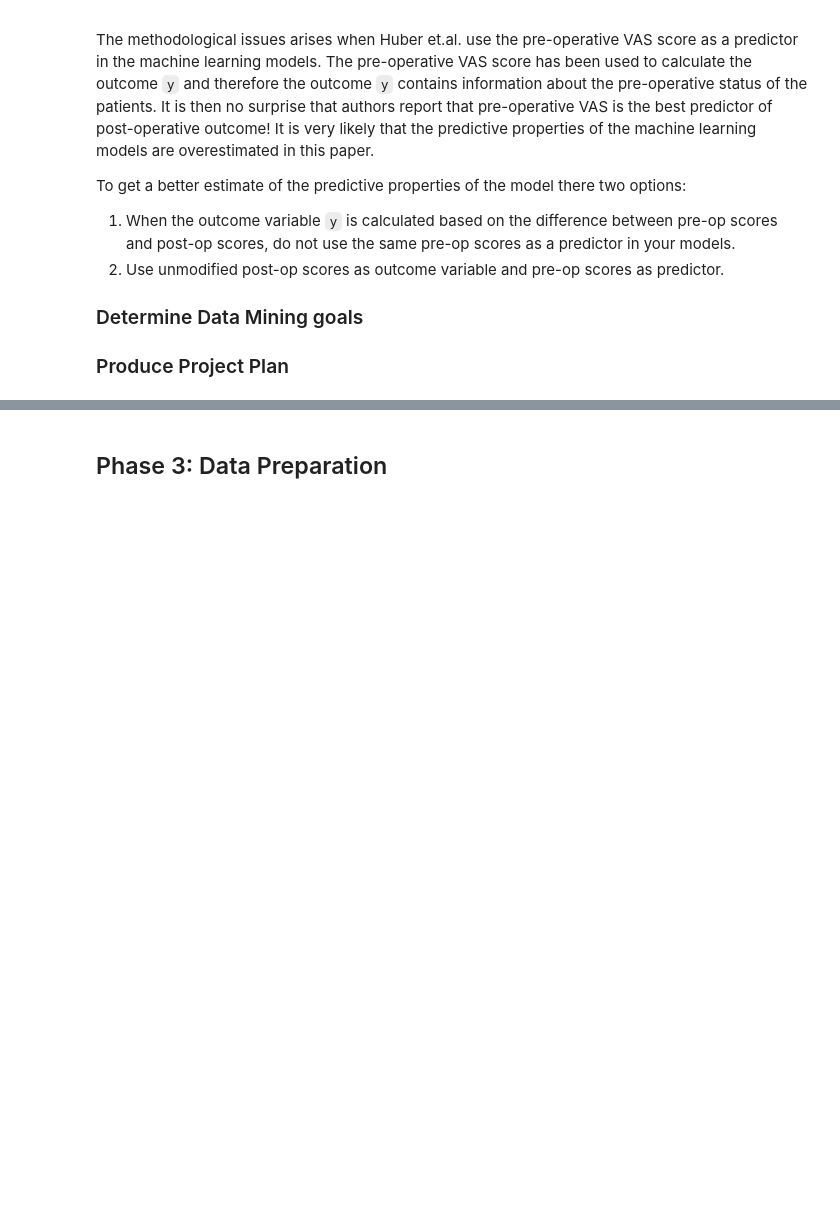
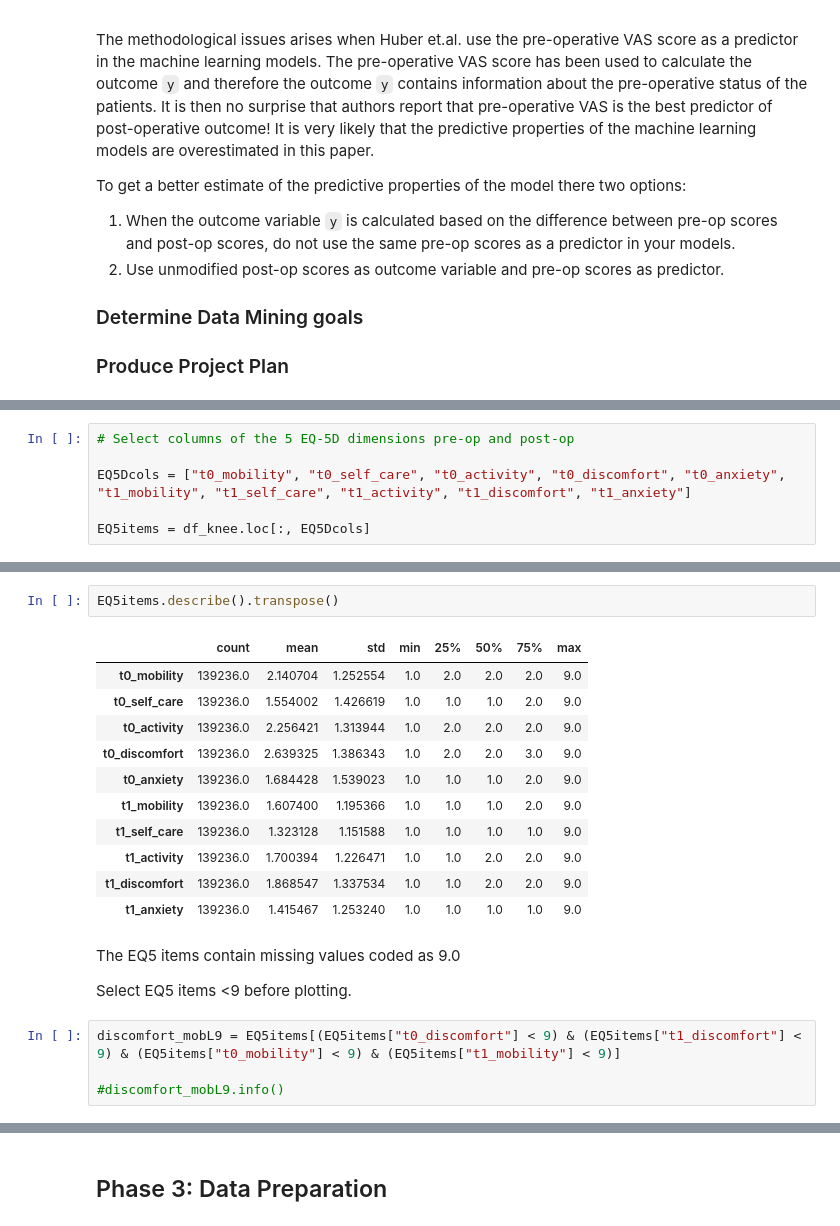
Before and after one commit to laurencefrank/NHS-PROMs, a Jupyter notebook: notebooks/nb1_NHS_PROMs_G5.ipynb, the cells around one changed output, grey strips where cells are left out. Drawn from its saved outputs; the diff is of its cells as text; blank space fills up the shorter version.

```diff
--- a/notebooks/nb1_NHS_PROMs_G5.ipynb
+++ b/notebooks/nb1_NHS_PROMs_G5.ipynb
@@ -101 +430,7 @@ NameError: name 'df' is not defined
+# %%
+# Select columns of the 5 EQ-5D dimensions pre-op and post-op
+
+EQ5Dcols = ["t0_mobility", "t0_self_care", "t0_activity", "t0_discomfort", "t0_anxiety", "t1_mobility", "t1_self_care", "t1_activity", "t1_discomfort", "t1_anxiety"]
+
+EQ5items = df_knee.loc[:, EQ5Dcols]
 # %%
@@ -103,0 +438,22 @@ FileNotFoundError: [Errno 2] No such file or directory: '..\\data\\interim'
+# %%
+EQ5items.describe().transpose()
+# %% [output]
+|  | count | mean | std | min | 25% | 50% | 75% | max |
+| t0_mobility | 139236.0 | 2.140704 | 1.252554 | 1.0 | 2.0 | 2.0 | 2.0 | 9.0 |
+| t0_self_care | 139236.0 | 1.554002 | 1.426619 | 1.0 | 1.0 | 1.0 | 2.0 | 9.0 |
+| t0_activity | 139236.0 | 2.256421 | 1.313944 | 1.0 | 2.0 | 2.0 | 2.0 | 9.0 |
+| t0_discomfort | 139236.0 | 2.639325 | 1.386343 | 1.0 | 2.0 | 2.0 | 3.0 | 9.0 |
+| t0_anxiety | 139236.0 | 1.684428 | 1.539023 | 1.0 | 1.0 | 1.0 | 2.0 | 9.0 |
+| t1_mobility | 139236.0 | 1.607400 | 1.195366 | 1.0 | 1.0 | 1.0 | 2.0 | 9.0 |
+| t1_self_care | 139236.0 | 1.323128 | 1.151588 | 1.0 | 1.0 | 1.0 | 1.0 | 9.0 |
+| t1_activity | 139236.0 | 1.700394 | 1.226471 | 1.0 | 1.0 | 2.0 | 2.0 | 9.0 |
+| t1_discomfort | 139236.0 | 1.868547 | 1.337534 | 1.0 | 1.0 | 2.0 | 2.0 | 9.0 |
+| t1_anxiety | 139236.0 | 1.415467 | 1.253240 | 1.0 | 1.0 | 1.0 | 1.0 | 9.0 |
+# %% [markdown]
+The EQ5 items contain missing values coded as 9.0
+
+Select EQ5 items <9 before plotting.
+# %%
+discomfort_mobL9 = EQ5items[(EQ5items["t0_discomfort"] < 9) & (EQ5items["t1_discomfort"] < 9) & (EQ5items["t0_mobility"] < 9) & (EQ5items["t1_mobility"] < 9)]
+
+#discomfort_mobL9.info()
```
Also changed, not shown: parts of 29 cells of this notebook.
